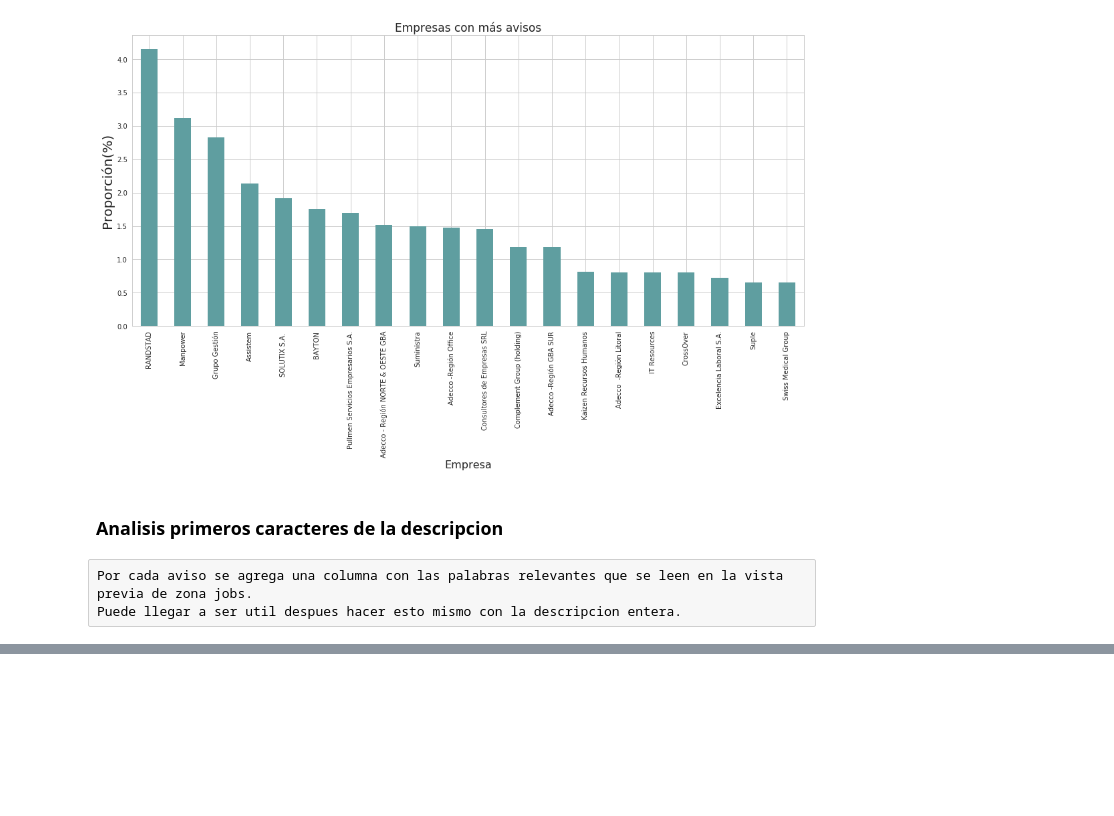
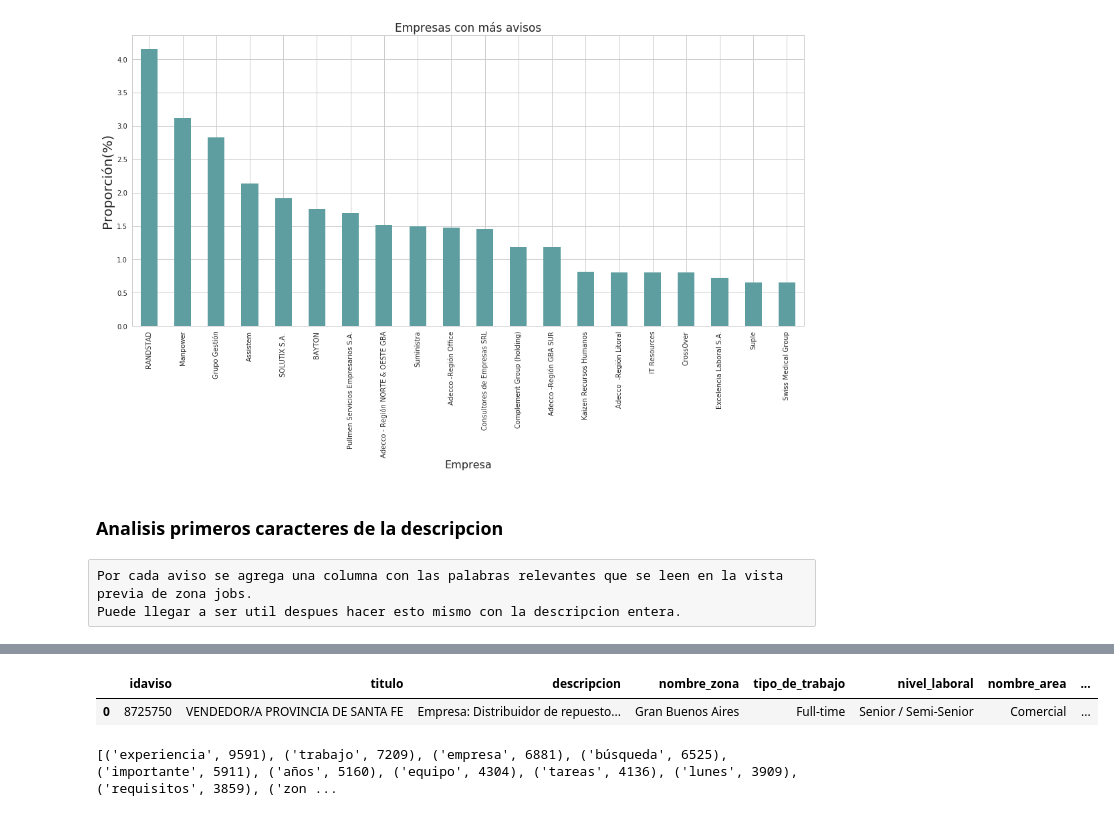
Before and after one commit to tbotalla/Datos1Q2018, a Jupyter notebook: parte1/AnalisisDetalleAvisos.ipynb, the cells around one changed output, grey strips where cells are left out. Cells and saved outputs as stored; diff of their text form; code cells hidden in the pictures; blank space fills up the shorter version.

```diff
--- a/parte1/AnalisisDetalleAvisos.ipynb
+++ b/parte1/AnalisisDetalleAvisos.ipynb
@@ -404,0 +480,24 @@ avisos_detalle.head(5)
+# %%
+avisos_detalle = avisos_detalle.apply(lambda row: process_words(row, 'descripcion', 'descripcion_top_words'), axis=1)
+# %%
+lista_palabras_frecuentes_descripcion = []
+
+def add_word(row, columna):
+    words = row[columna]
+    for word in words:
+        lista_palabras_frecuentes_descripcion.append(word)
+
+avisos_detalle.apply(lambda row: add_word(row, 'descripcion_top_words'), axis=1)
+avisos_detalle.head(1)
+# %% [output]
+|  | idaviso | titulo | descripcion | nombre_zona | tipo_de_trabajo | nivel_laboral | nombre_area | ... |
+| 0 | 8725750 | VENDEDOR/A PROVINCIA DE SANTA FE | Empresa: Distribuidor de repuesto... | Gran Buenos Aires | Full-time | Senior / Semi-Senior | Comercial | ... |
+# %%
+# TOP 25 palabras mas frecuentes en la descripción
+from collections import Counter
+words_to_count = (word for word in lista_palabras_frecuentes_descripcion if word[:1])
+c = Counter(words_to_count)
+print (c.most_common(25))
+lista_palabras_frecuentes_descripcion = c.most_common(25)
+# %% [output]
+[('experiencia', 9591), ('trabajo', 7209), ('empresa', 6881), ('búsqueda', 6525), ('importante', 5911), ('años', 5160), ('equipo', 4304), ('tareas', 4136), ('lunes', 3909), ('requisitos', 3859), ('zon ...
```
Also changed, not shown: parts of 16 cells of this notebook.
